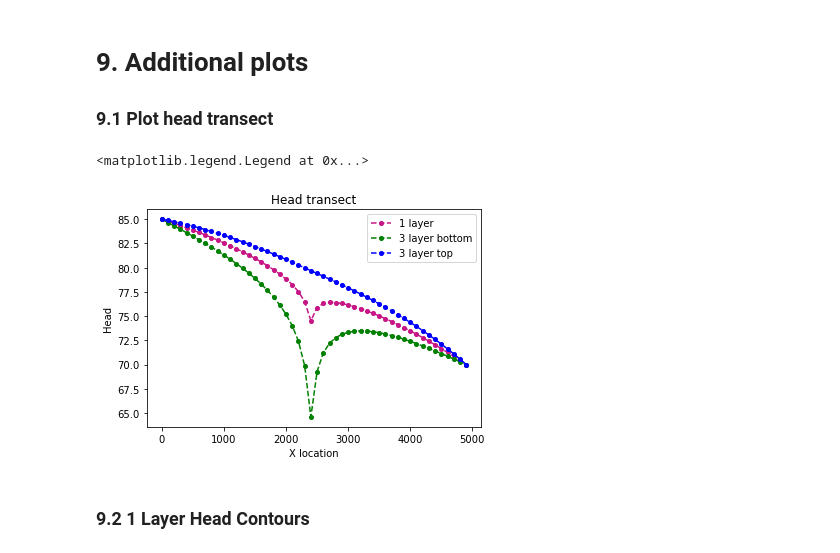
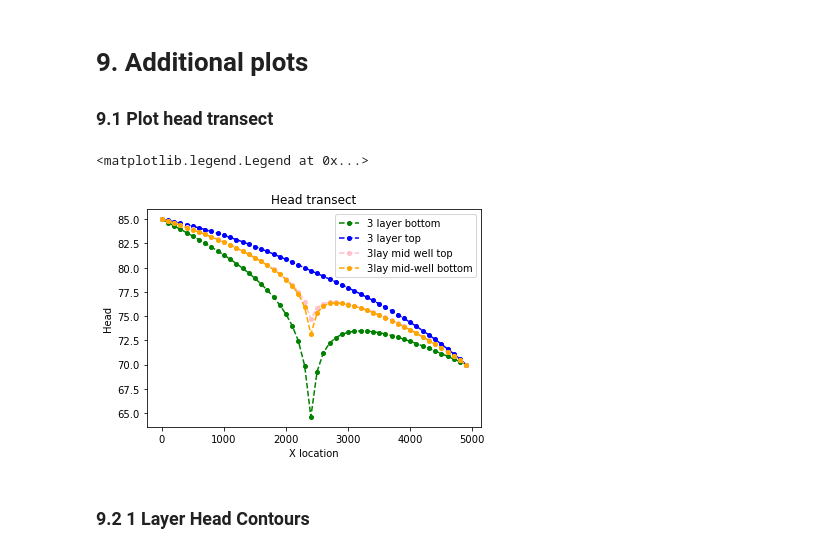
Before and after one commit to GW-modelling-Spring2022/homework-david-edu-morales, a Jupyter notebook: Working/HW10_Layers/Layered.ipynb, the cells around one changed output. Saved outputs shown, nothing was run; the diff lists cells and outputs as text; code cells hidden in the pictures.

Commit message:
hw10 mid-layer well code

```diff
--- a/Working/HW10_Layers/Layered.ipynb
+++ b/Working/HW10_Layers/Layered.ipynb
@@ -288,23 +288,28 @@ FloPy is using the following executable to run the model: ../../mf2005.exe
 #### Model name: m3w1
 # %%
 #Initialize the model
-modelname3 = "ThreeLayer_Well1"
-m3w1 = flopy.modflow.Modflow(modelname3, exe_name = moddir)
+modelname3w1 = "ThreeLayer_Well1"
+m3w1 = flopy.modflow.Modflow(modelname3w1, exe_name = moddir)
 
 #Savefig object name
 m3_fig = '3-lay'
 
+## Make some changes to the parameters
+nlay2=3  #two layers instead of 1
+botm = np.zeros((nlay2,nrow,ncol)) # initialize array of zeros for bottom elevation for each model cell (dim: nlay,nrow,ncol)
+botm[1,:,:] = 25.                  # bottom elevation of middle layer (1) is 25 m
+botm[0,:,:] = 35.                  # bottom elevation of top layer (0) is 35 m
 ## Make a arrays for the K values
 Kz = np.zeros((nlay2,nrow,ncol))     # define an array of zeros the size of the model grid (nlay, nrow, ncol)
 Kz[:,:,:] = K_vert                   # assign the original value to the entire array
-Kz[1,:,:] = 0.0001                   # Replace the K in the middle layer with the lower value
+Kz[1,:,:] = .01                   # Replace the K in the middle layer with the lower value
 
 Kh = np.zeros((nlay2,nrow,ncol))     # define an array of zeros the size of the model grid (nlay, nrow, ncol)
 Kh[:,:,:] = K_horiz                  # assign the original value to the entire array
-Kh[1,:,:] = 0.0001                   # Replace the K in the middle layer with the lower value
+Kh[1,:,:] = .01                   # Replace the K in the middle layer with the lower value
 
 #Discretization - dis
-dis = flopy.modflow.ModflowDis(model=m3, nlay=nlay2, nrow=nrow, ncol=ncol,
+dis = flopy.modflow.ModflowDis(model=m3w1, nlay=nlay2, nrow=nrow, ncol=ncol,
                                delr=dx, delc=dy, top=ztop, botm=botm,
                                itmuni = 4, lenuni = 2,
                                nper=nper, steady=steady)
@@ -321,37 +326,37 @@ ibound[:,:,49] = -1          #replace rightmost column (all zs, all ys, first x)
 H_init = np.ones((nlay2, nrow, ncol), dtype=np.float32)  #float array (i.e. decimal), sets all heads to 1.0
 H_init[:, :, :] = h_right    #initialize the entire domain to the right head value
 H_init[:, :, 0] = h_left    #replace first (left) col with desired head value
-bas = flopy.modflow.ModflowBas(m3, ibound=ibound, strt=H_init)
+bas = flopy.modflow.ModflowBas(m3w1, ibound=ibound, strt=H_init)
 
 #Layer properties - lpf
-lpf = flopy.modflow.ModflowLpf(m3, laytyp=uncnf, hk=Kh,
+lpf = flopy.modflow.ModflowLpf(m3w1, laytyp=uncnf, hk=Kh,
                                vka=Kz, ss=Ss,
                                sy=Sy,storagecoefficient=True, ipakcb=53)
 
 #Recharge
 rech_zone = np.zeros((nrow,ncol))               #define an array of zeros of dim (nrow,ncol)
 rech_zone=rech_zone+recharge
-rch = flopy.modflow.mfrch.ModflowRch(model=m3, rech=rech_zone, ipakcb=53)     #create rch object
+rch = flopy.modflow.mfrch.ModflowRch(model=m3w1, rech=rech_zone, ipakcb=53)     #create rch object
 
 #Well
-well_loc = (2,well_row,well_col) #Well loc should be layer, row, column
-well_1 = [i for i in well_loc] + [pumping]
+well_loc = (1,well_row,well_col) #Well loc should be layer, row, column
+well_1 = [i for i in well_loc] + [-500]
 print(well_1)
 print("Well 1 [layer, row, column, flux]: \n", well_1)
 wel_spd = {0: [well_1]} #putting the well in the bottom layer
-wel = flopy.modflow.ModflowWel(model=m3, stress_period_data=wel_spd)
+wel = flopy.modflow.ModflowWel(model=m3w1, stress_period_data=wel_spd)
 
 #Output control - OC
 spd = {(0,0):['print head', 'print budget', 'save head', 'save budget']} #create a dictionary for stress period data, where key (0,0) is associated with value ['print...']
-oc = flopy.modflow.ModflowOc(model=m3, stress_period_data=spd, compact=True)
+oc = flopy.modflow.ModflowOc(model=m3w1, stress_period_data=spd, compact=True)
 
 #Numerical solver - pcg
-pcg = flopy.modflow.ModflowPcg(model=m3)
+pcg = flopy.modflow.ModflowPcg(model=m3w1)
 
 #write the inputs
-m3.write_input()
+m3w1.write_input()
 
 #Run the model
-success, mfoutput = m3.run_model(pause=False, report=True)
+success, mfoutput = m3w1.run_model(pause=False, report=True)
 if not success:
     raise Exception('MODFLOW did not terminate normally.')
@@ -396,6 +419,9 @@ headobj3 = bf.HeadFile(modelname3+'.hds')    #reads the binary head file
 times = headobj3.get_times()                 #returns a list of timesteps
 head3 = headobj3.get_data(totim=times[-1])   #returns a numpy array of heads for specified time (last timestep)
 
+#Head -3lay mid well
+headobj3w1 = bf.HeadFile(modelname3w1+'.hds')
+head3w1 = headobj3w1.get_data(totim=times[-1])
 
 #Water balance - 1 layer
 budgobj1 = bf.CellBudgetFile(modelname1+'.cbc')   #reads the cell budget file
@@ -461,21 +503,23 @@ wt = xsect.plot_surface(head3[0,:,:], masked_values=[999.], color='blue', lw=1)
 # %%
 fig4 = plt.figure()
 ax = fig4.add_subplot(1, 1, 1)
 
 x=np.arange(0,5000,100)
-plt.plot(x,head1[0,int(well_row),:],marker='o', color='mediumvioletred', markersize=4, linestyle='--', label="1 layer")
+#plt.plot(x,head1[0,int(well_row),:],marker='o', color='mediumvioletred', markersize=4, linestyle='--', label="1 layer")
 plt.plot(x,head3[2,int(well_row),:],marker='o', color='green', markersize=4, linestyle='--', label="3 layer bottom")
 plt.plot(x,head3[0,int(well_row),:],marker='o', color='blue', markersize=4, linestyle='--', label="3 layer top")
+plt.plot(x,head3w1[0,int(well_row),:],marker='o', color='pink', markersize=4, linestyle='--', label="3lay mid well top")
+plt.plot(x,head3w1[2,int(well_row),:],marker='o', color='orange', markersize=4, linestyle='--', label="3lay mid-well bottom")
 plt.title('Head transect')
 plt.xlabel('X location')
 plt.ylabel('Head')
 plt.savefig(img_path+'head-transects')
 plt.legend()
 
 # plt.savefig('Head_Transect.png')
 # %% [output]
 <matplotlib.legend.Legend at 0x...>
-[figure, old version]
+[figure, new version]
 # %% [markdown]
 ### 9.2 1 Layer Head Contours
 # %%
```
Also changed, not shown: parts of 5 cells of this notebook, 1 other file.
